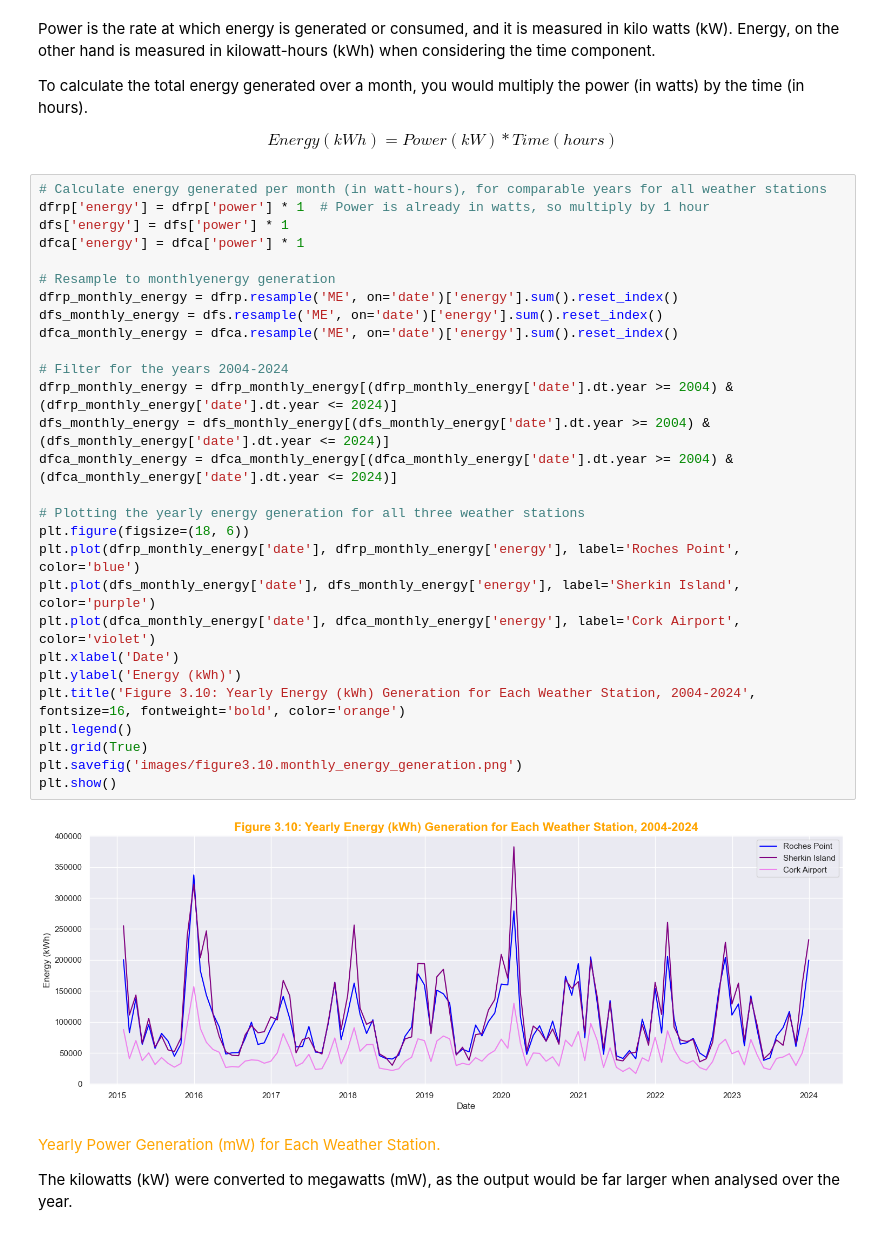
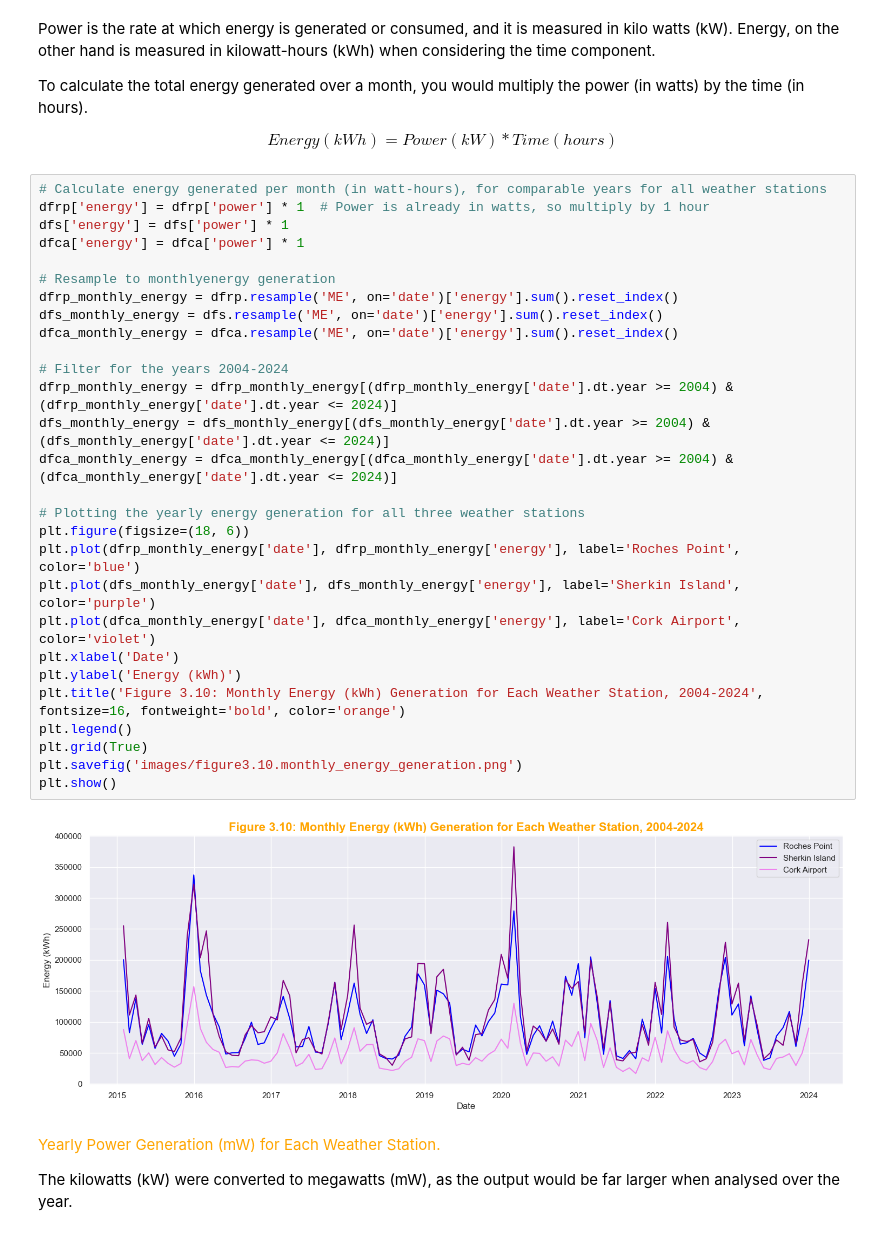
Before and after one commit to Laura6826/PFDA-project, a Jupyter notebook: wind_project.ipynb, the cells around one changed output. Saved outputs shown, nothing was run; the diff lists cells and outputs as text.

```diff
--- a/wind_project.ipynb
+++ b/wind_project.ipynb
@@ -1068,33 +1068,33 @@ $$Energy (kWh)=Power (kW) * Time (hours)$$
 # %%
 # Calculate energy generated per month (in watt-hours), for comparable years for all weather stations
 dfrp['energy'] = dfrp['power'] * 1  # Power is already in watts, so multiply by 1 hour
 dfs['energy'] = dfs['power'] * 1
 dfca['energy'] = dfca['power'] * 1
 
 # Resample to monthlyenergy generation
 dfrp_monthly_energy = dfrp.resample('ME', on='date')['energy'].sum().reset_index()
 dfs_monthly_energy = dfs.resample('ME', on='date')['energy'].sum().reset_index()
 dfca_monthly_energy = dfca.resample('ME', on='date')['energy'].sum().reset_index()
 
 # Filter for the years 2004-2024
 dfrp_monthly_energy = dfrp_monthly_energy[(dfrp_monthly_energy['date'].dt.year >= 2004) & (dfrp_monthly_energy['date'].dt.year <= 2024)]
 dfs_monthly_energy = dfs_monthly_energy[(dfs_monthly_energy['date'].dt.year >= 2004) & (dfs_monthly_energy['date'].dt.year <= 2024)]
 dfca_monthly_energy = dfca_monthly_energy[(dfca_monthly_energy['date'].dt.year >= 2004) & (dfca_monthly_energy['date'].dt.year <= 2024)]
 
 # Plotting the yearly energy generation for all three weather stations
 plt.figure(figsize=(18, 6))
 plt.plot(dfrp_monthly_energy['date'], dfrp_monthly_energy['energy'], label='Roches Point', color='blue')
 plt.plot(dfs_monthly_energy['date'], dfs_monthly_energy['energy'], label='Sherkin Island', color='purple')
 plt.plot(dfca_monthly_energy['date'], dfca_monthly_energy['energy'], label='Cork Airport', color='violet')
 plt.xlabel('Date')
 plt.ylabel('Energy (kWh)')
-plt.title('Figure 3.10: Yearly Energy (kWh) Generation for Each Weather Station, 2004-2024', fontsize=16, fontweight='bold', color='orange')
+plt.title('Figure 3.10: Monthly Energy (kWh) Generation for Each Weather Station, 2004-2024', fontsize=16, fontweight='bold', color='orange')
 plt.legend()
 plt.grid(True)
 plt.savefig('images/figure3.10.monthly_energy_generation.png')
 plt.show()
 # %% [output]
-[figure, old version]
+[figure, new version]
 # %% [markdown]
 <span style="color:orange"> Yearly Power Generation (mW) for Each Weather Station. <span>
 
```
Also changed, not shown: parts of 2 cells of this notebook, 3 other files.
